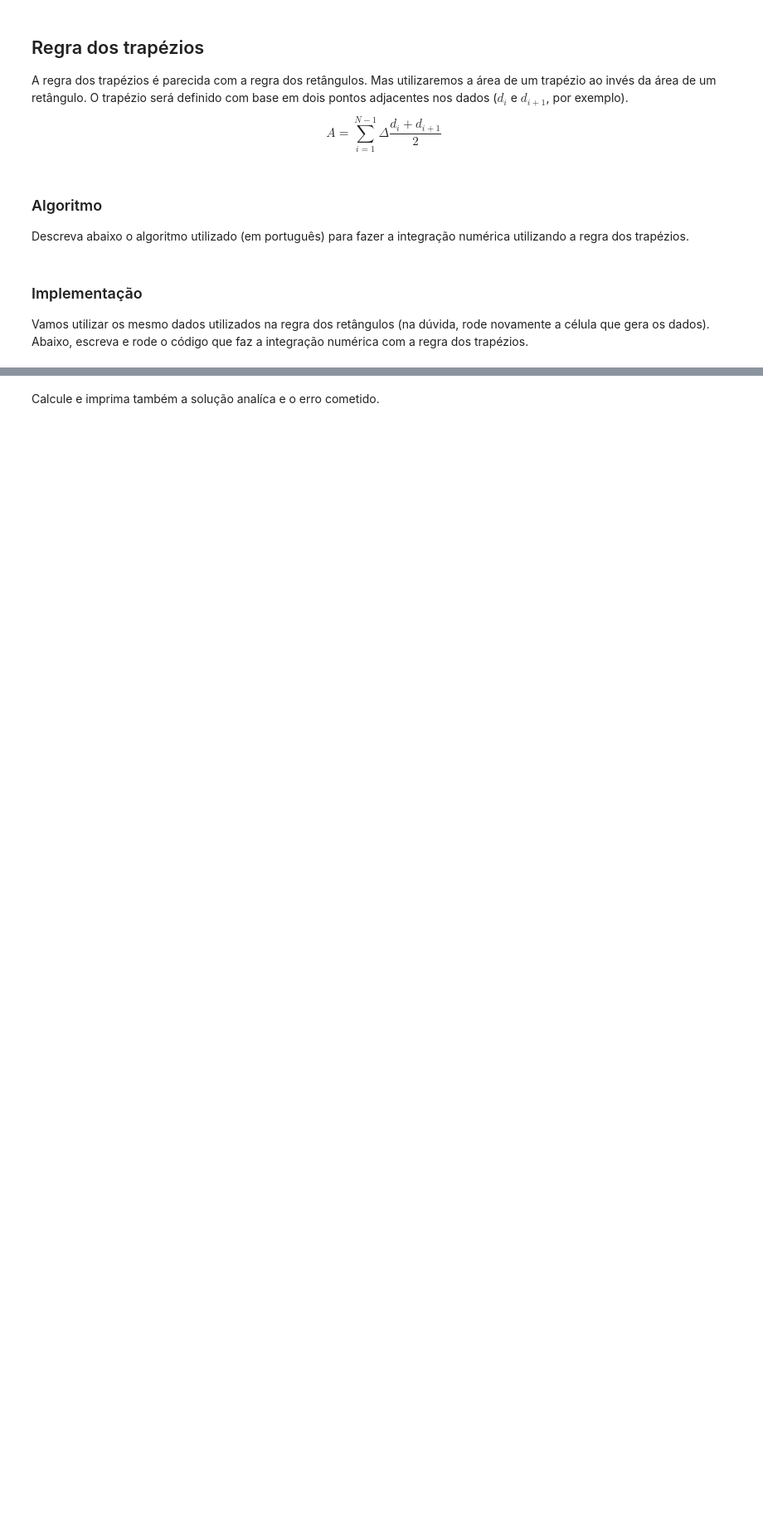
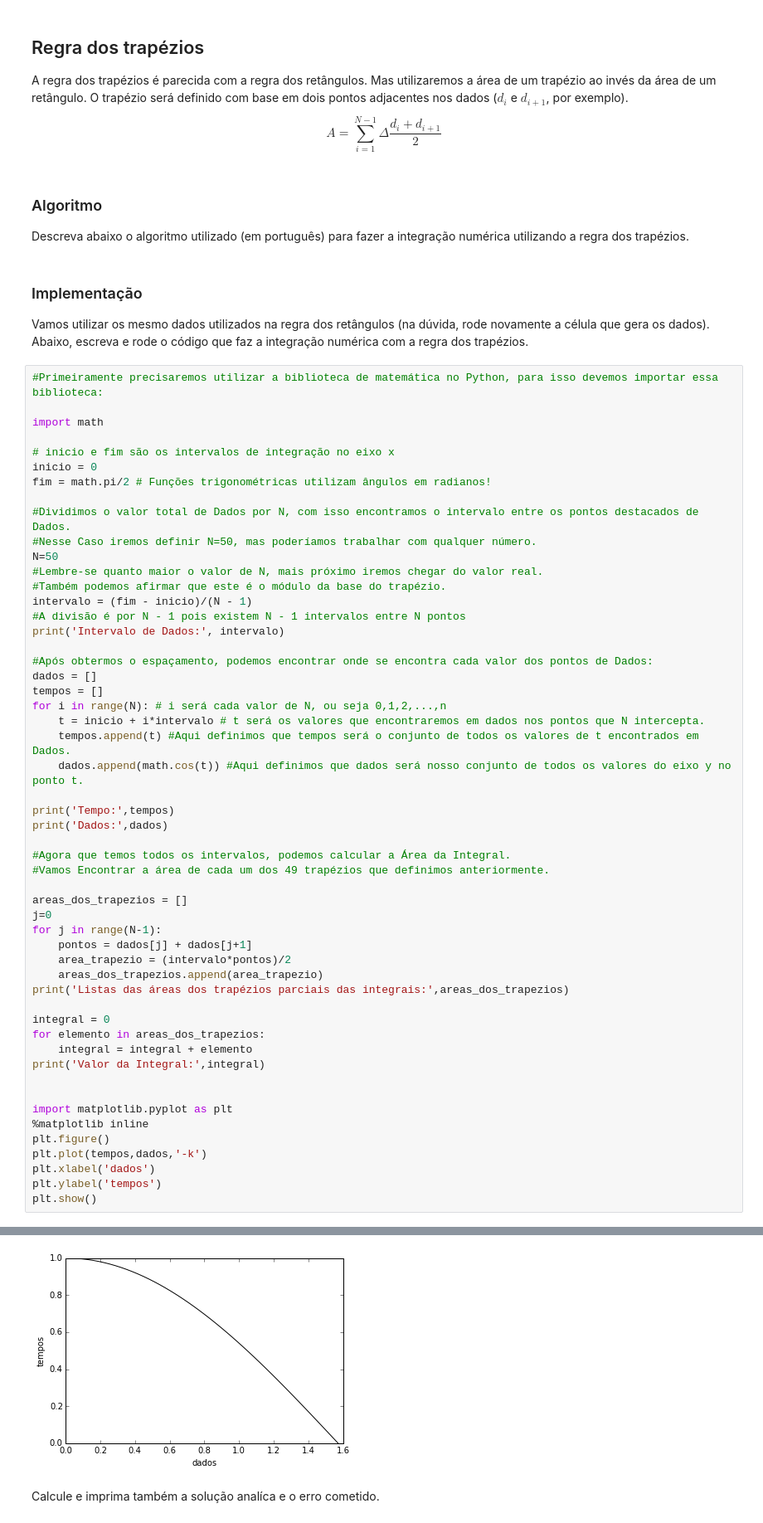
Before and after one commit to mat-esp-2015/integracao-marcia-luiza-rieli, a Jupyter notebook: tarefa-integracao.ipynb, the cells around one changed output, grey strips where cells are left out. Shown: that part at 83% size. Drawn from its saved outputs; the diff is of its cells as text; blank space fills up the shorter version.

Commit message:
Tarefa de Trapézio concluída, lembrar apenas de responder as partes teoricas e fazer a Tarefa Bonus

```diff
--- a/tarefa-integracao.ipynb
+++ b/tarefa-integracao.ipynb
@@ -138,3 +138,57 @@ Descreva abaixo o algoritmo utilizado (em português) para fazer a integração
 ### Implementação
 
 Vamos utilizar os mesmo dados utilizados na regra dos retângulos (na dúvida, rode novamente a célula que gera os dados). Abaixo, escreva e rode o código que faz a integração numérica com a regra dos trapézios.
+# %%
+#Primeiramente precisaremos utilizar a biblioteca de matemática no Python, para isso devemos importar essa biblioteca:
+
+import math
+
+# inicio e fim são os intervalos de integração no eixo x
+inicio = 0
+fim = math.pi/2 # Funções trigonométricas utilizam ângulos em radianos!
+
+#Dividimos o valor total de Dados por N, com isso encontramos o intervalo entre os pontos destacados de Dados.
+#Nesse Caso iremos definir N=50, mas poderíamos trabalhar com qualquer número.
+N=50
+#Lembre-se quanto maior o valor de N, mais próximo iremos chegar do valor real.
+#Também podemos afirmar que este é o módulo da base do trapézio.
+intervalo = (fim - inicio)/(N - 1)
+#A divisão é por N - 1 pois existem N - 1 intervalos entre N pontos
+print('Intervalo de Dados:', intervalo)
+
+#Após obtermos o espaçamento, podemos encontrar onde se encontra cada valor dos pontos de Dados:
+dados = []
+tempos = []
+for i in range(N): # i será cada valor de N, ou seja 0,1,2,...,n
+    t = inicio + i*intervalo # t será os valores que encontraremos em dados nos pontos que N intercepta.
+    tempos.append(t) #Aqui definimos que tempos será o conjunto de todos os valores de t encontrados em Dados.
+    dados.append(math.cos(t)) #Aqui definimos que dados será nosso conjunto de todos os valores do eixo y no ponto t.
+
+print('Tempo:',tempos)
+print('Dados:',dados)
+
+#Agora que temos todos os intervalos, podemos calcular a Área da Integral.
+#Vamos Encontrar a área de cada um dos 49 trapézios que definimos anteriormente.
+
+areas_dos_trapezios = []
+j=0
+for j in range(N-1):
+    pontos = dados[j] + dados[j+1]
+    area_trapezio = (intervalo*pontos)/2
+    areas_dos_trapezios.append(area_trapezio)
+print('Listas das áreas dos trapézios parciais das integrais:',areas_dos_trapezios)
+
+integral = 0
+for elemento in areas_dos_trapezios:
+    integral = integral + elemento
+print('Valor da Integral:',integral)
+
+
+import matplotlib.pyplot as plt
+%matplotlib inline
+plt.figure()
+plt.plot(tempos,dados,'-k')
+plt.xlabel('dados')
+plt.ylabel('tempos')
+plt.show()
+# %% [output]
@@ -141,2 +200,3 @@ Vamos utilizar os mesmo dados utilizados na regra dos retângulos (na dúvida, r
+[figure, added]
 # %% [markdown]
 Calcule e imprima também a solução analíca e o erro cometido.
```
Also changed, not shown: parts of 3 cells of this notebook.
